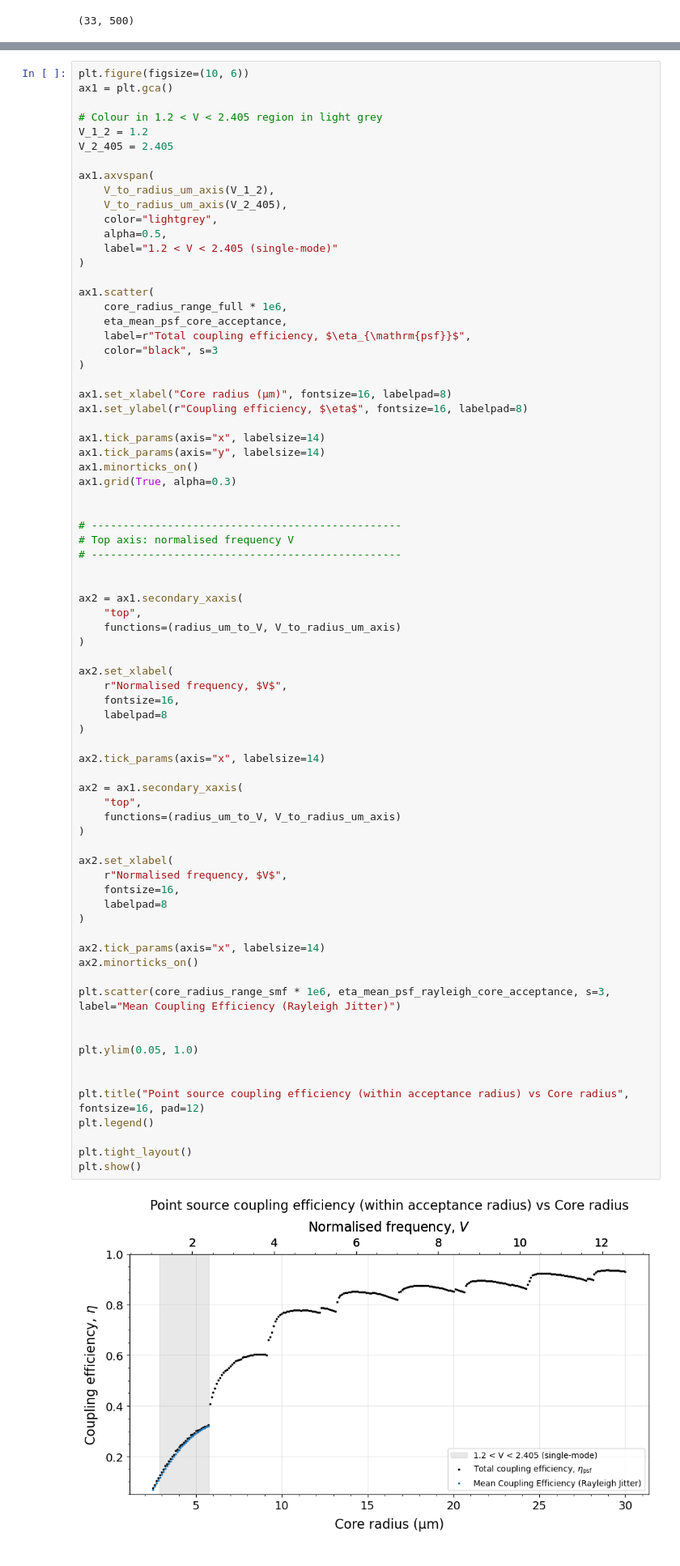
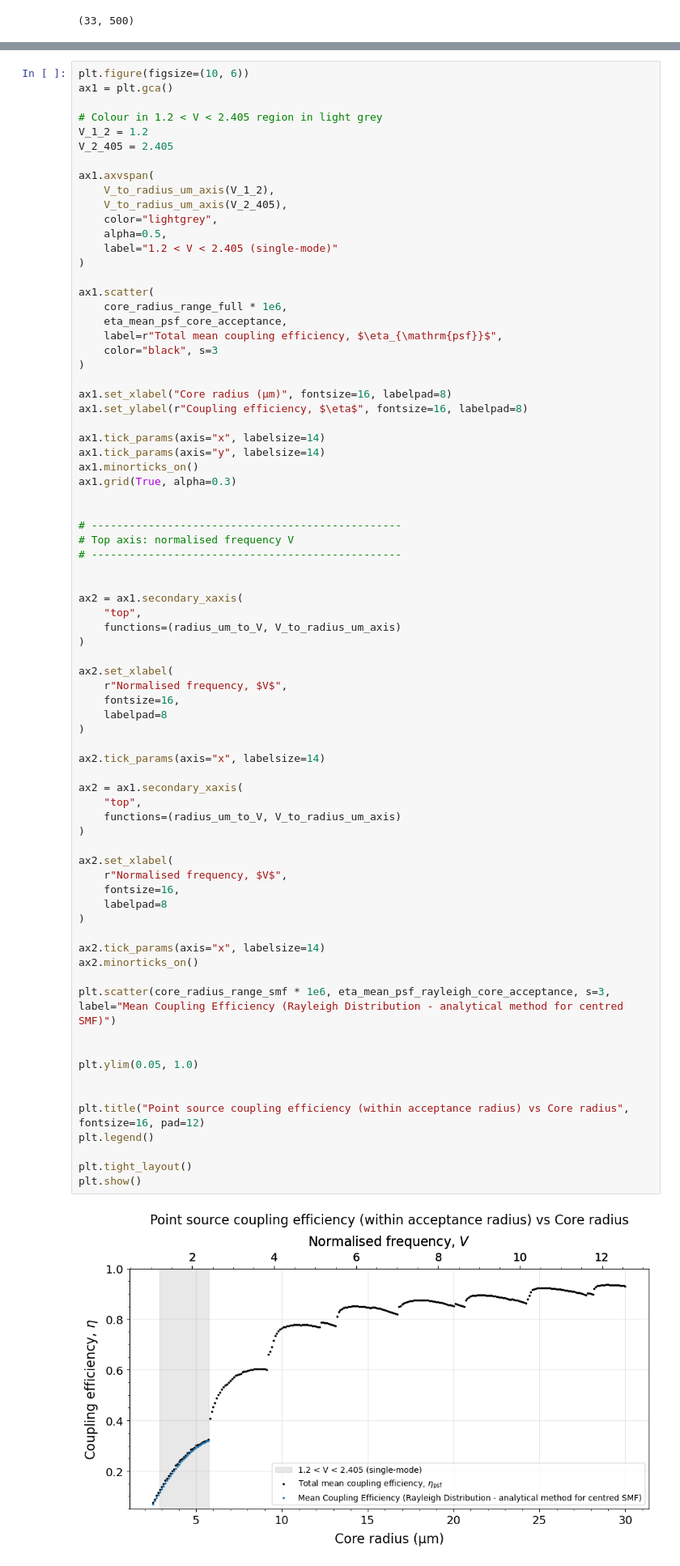
Before and after one commit to TongyueLiu/OH-Suppression-MRes-Project, a Jupyter notebook: notebooks/throughput_optics/jitter_psf_source_snr_vs_core_radius.ipynb, the cells around one changed output, grey strips where cells are left out. Shown at 81% size. Cells and saved outputs as stored; diff of their text form.

Commit message:
before detailed coupling maps

```diff
--- a/notebooks/throughput_optics/jitter_psf_source_snr_vs_core_radius.ipynb
+++ b/notebooks/throughput_optics/jitter_psf_source_snr_vs_core_radius.ipynb
@@ -1381,7 +1381,7 @@ ax1.axvspan(
 ax1.scatter(
     core_radius_range_full * 1e6,
     eta_mean_psf_core_acceptance,
-    label=r"Total coupling efficiency, $\eta_{\mathrm{psf}}$",
+    label=r"Total mean coupling efficiency, $\eta_{\mathrm{psf}}$",
     color="black", s=3
 )
 
@@ -1410,32 +1410,32 @@ ax2.set_xlabel(
     labelpad=8
 )
 
 ax2.tick_params(axis="x", labelsize=14)
 
 ax2 = ax1.secondary_xaxis(
     "top",
     functions=(radius_um_to_V, V_to_radius_um_axis)
 )
 
 ax2.set_xlabel(
     r"Normalised frequency, $V$",
     fontsize=16,
     labelpad=8
 )
 
 ax2.tick_params(axis="x", labelsize=14)
 ax2.minorticks_on()
 
-plt.scatter(core_radius_range_smf * 1e6, eta_mean_psf_rayleigh_core_acceptance, s=3, label="Mean Coupling Efficiency (Rayleigh Jitter)")
+plt.scatter(core_radius_range_smf * 1e6, eta_mean_psf_rayleigh_core_acceptance, s=3, label="Mean Coupling Efficiency (Rayleigh Distribution - analytical method for centred SMF)")
 
 
 plt.ylim(0.05, 1.0)
 
 
 plt.title("Point source coupling efficiency (within acceptance radius) vs Core radius", fontsize=16, pad=12)
 plt.legend()
 
 plt.tight_layout()
 plt.show()
 # %% [output]
-[figure, old version]
+[figure, new version]
```
Also changed, not shown: parts of 11 cells of this notebook, 3 other files.
